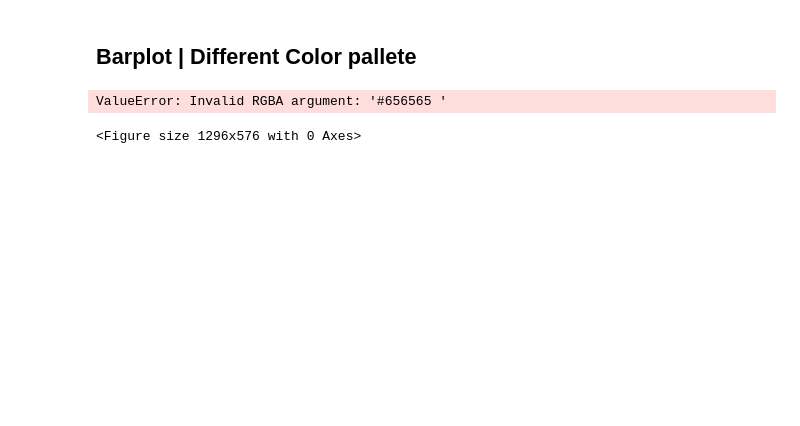
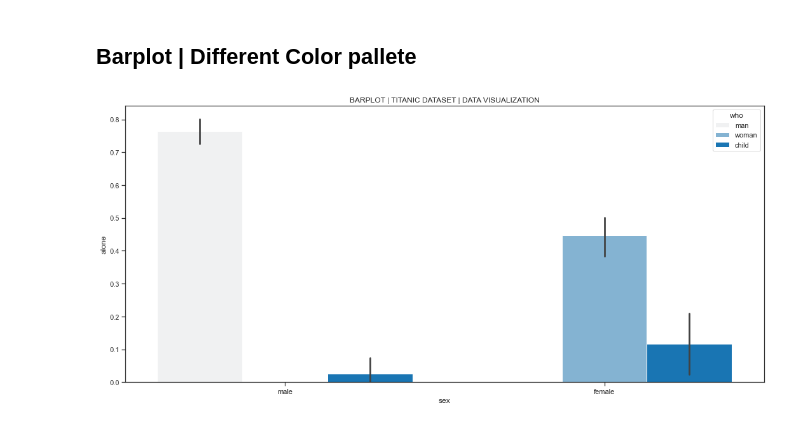
Before and after one commit to waleed-ali-sarwar/Python-for-Data-Science, a Jupyter notebook: notes_jupyter/Data Visualization/Barplot Data Visualization.ipynb, the cells around one changed output. Drawn from its saved outputs; the diff is of its cells as text; code cells hidden in the pictures; blank space fills up the shorter version.

```diff
--- a/notes_jupyter/Data Visualization/Barplot Data Visualization.ipynb
+++ b/notes_jupyter/Data Visualization/Barplot Data Visualization.ipynb
@@ -108,28 +86,20 @@ my_mat.show()
 # %%
 # learning a Barplot
 import seaborn as my_seaborn
 import matplotlib.pyplot as my_mat
 
 # theme
 my_seaborn.set_theme(style='ticks',color_codes= True)
 # data set
 mydata = my_seaborn.load_dataset('titanic')
 # figure size
 my_mat.figure(figsize=(18,8))
 # plot graph
-graph = my_seaborn.barplot(
-    x='sex', # x -axis
-    y='alone',# y -axis
-    hue='who',# presenting the element
-    data= mydata, # data set
-    color='#656565 ', # color bar
-    order=['male','female']
-    )
+graph = my_seaborn.barplot(x='sex', y='alone', hue='who', data= mydata, color='#007acc', order=['male','female'])
 # graph title
 graph.set_title('barplot | titanic dataset | data visualization'.upper())
 
 # show graph
 my_mat.show()
 # %% [output]
-ValueError: Invalid RGBA argument: '#656565 '
-<Figure size 1296x576 with 0 Axes>
+[figure, added]
```
Also changed, not shown: parts of 14 cells of this notebook, 2 other files.
